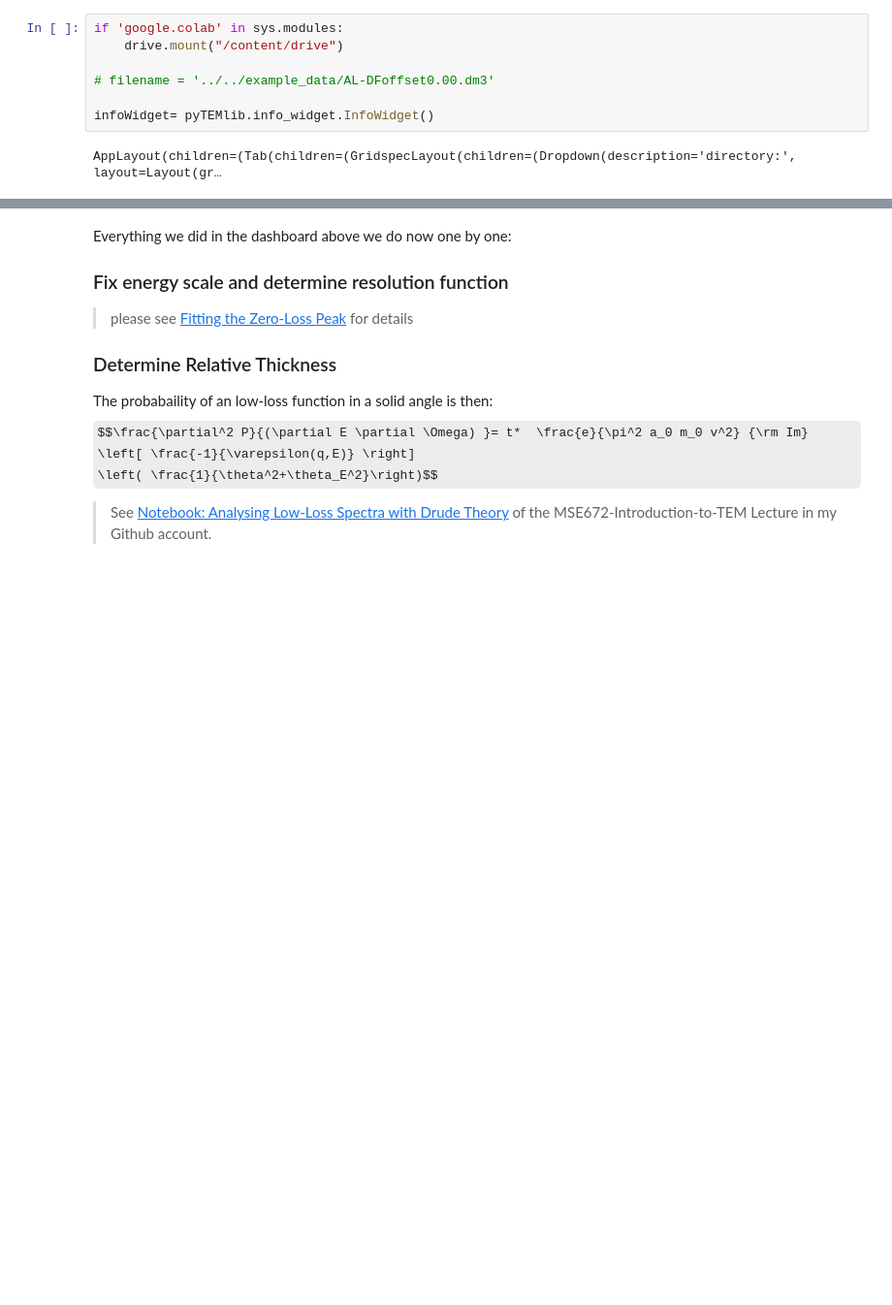
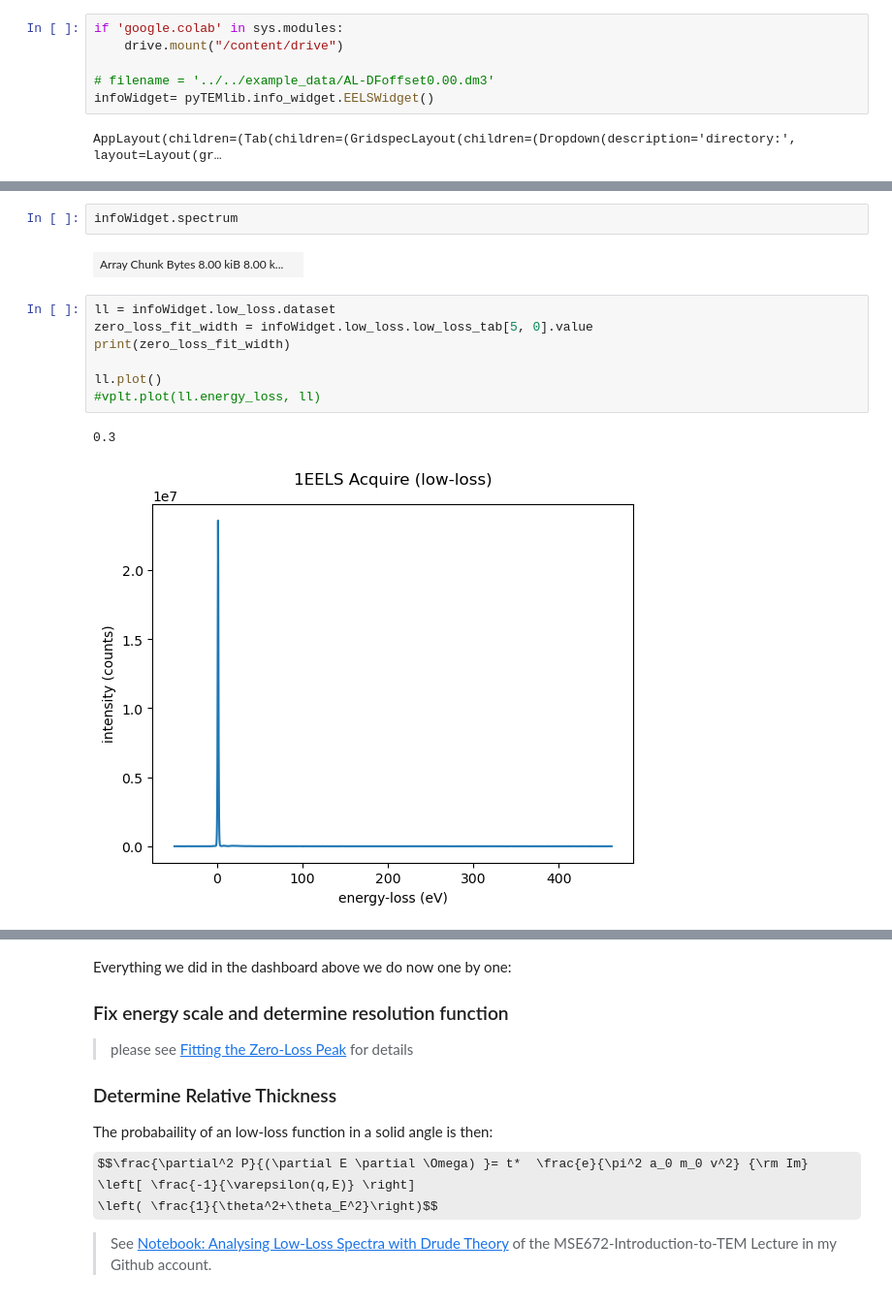
Before and after one commit to pycroscopy/pyTEMlib, a Jupyter notebook: notebooks/Spectroscopy/Analyse_Low_Loss.ipynb, the cells around one changed output, grey strips where cells are left out. Shown at 97% size. Cells and saved outputs as stored; diff of their text form; some formulas as TeX source; blank space fills up the shorter version.

```diff
--- a/notebooks/Spectroscopy/Analyse_Low_Loss.ipynb
+++ b/notebooks/Spectroscopy/Analyse_Low_Loss.ipynb
@@ -118,7 +115,6 @@ if 'google.colab' in sys.modules:
     drive.mount("/content/drive")
 
 # filename = '../../example_data/AL-DFoffset0.00.dm3'
-
-infoWidget= pyTEMlib.info_widget.InfoWidget()
+infoWidget= pyTEMlib.info_widget.EELSWidget()
 # %% [output]
 AppLayout(children=(Tab(children=(GridspecLayout(children=(Dropdown(description='directory:', layout=Layout(gr…
@@ -136,0 +147,14 @@ infoWidget.selected_dataset.metadata
+# %%
+infoWidget.spectrum
+# %% [output]
+| Array Chunk Bytes 8.00 kiB 8.00 k... |  |
+# %%
+ll = infoWidget.low_loss.dataset
+zero_loss_fit_width = infoWidget.low_loss.low_loss_tab[5, 0].value
+print(zero_loss_fit_width)
+
+ll.plot()
+#vplt.plot(ll.energy_loss, ll)
+# %% [output]
+0.3
+[figure, added]
```
Also changed, not shown: parts of 28 cells of this notebook, 10 other files.
